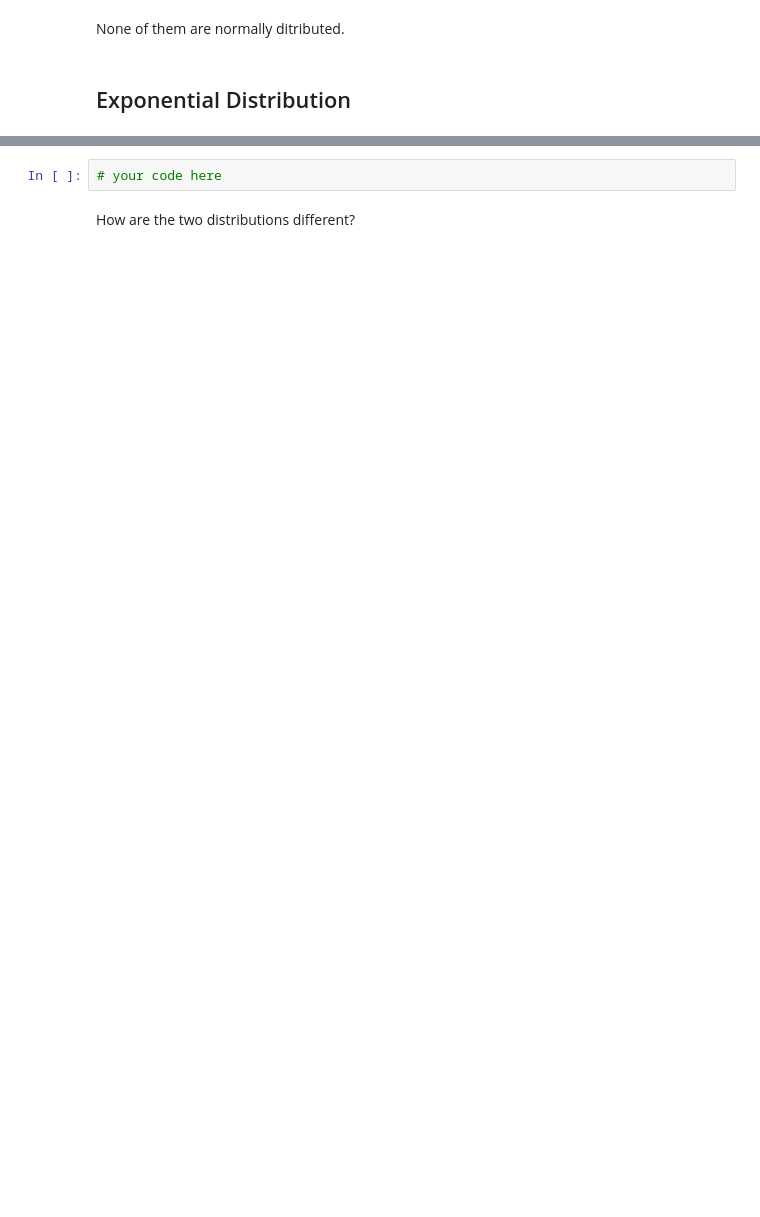
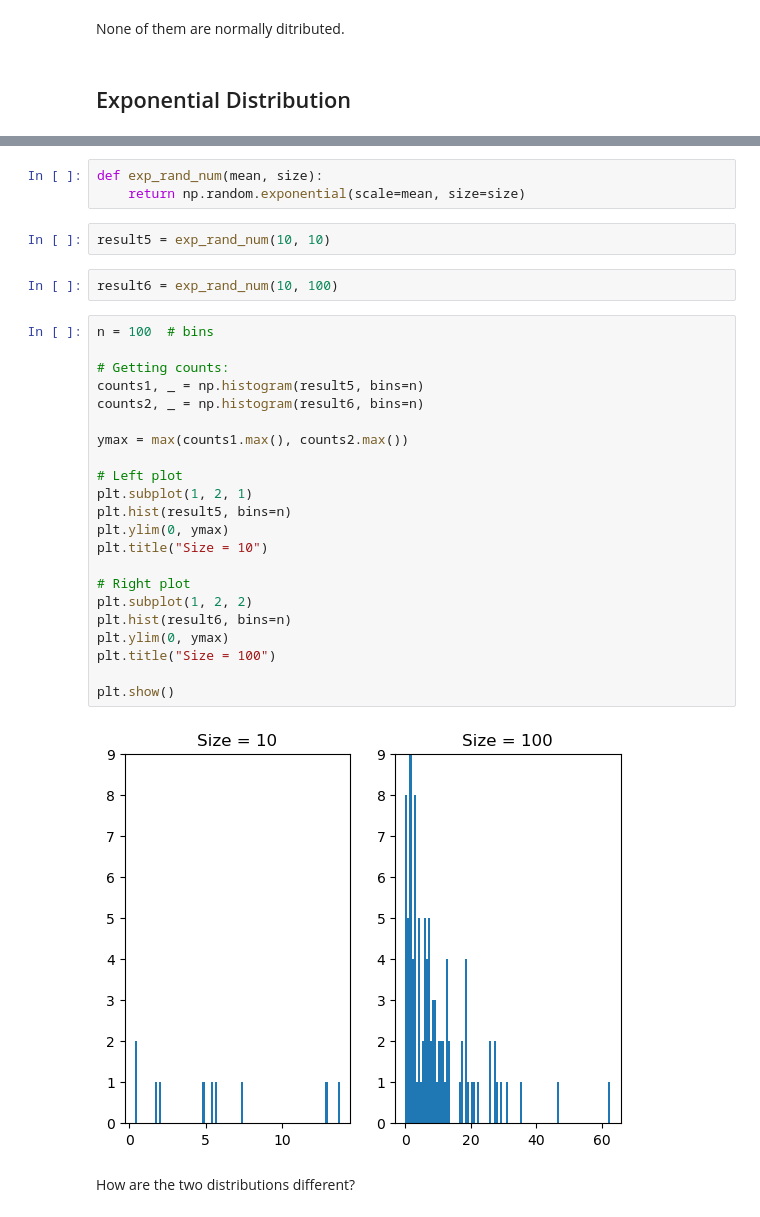
Before and after one commit to vitorferraz19/lab-continuous-probability-distributions-en, a Jupyter notebook: your-code/main.ipynb, the cells around one changed output, grey strips where cells are left out. Cells and saved outputs as stored; diff of their text form; blank space fills up the shorter version.

```diff
--- a/your-code/main.ipynb
+++ b/your-code/main.ipynb
@@ -354,7 +413,36 @@ None of them are normally ditributed.
 Your output should look like below:
 
 ![exponential distribution](ed.png)
-# %%
-# your code here
+# %%
+def exp_rand_num(mean, size):
+    return np.random.exponential(scale=mean, size=size)
+# %%
+result5 = exp_rand_num(10, 10)
+# %%
+result6 = exp_rand_num(10, 100)
+# %%
+n = 100  # bins
+
+# Getting counts:
+counts1, _ = np.histogram(result5, bins=n)
+counts2, _ = np.histogram(result6, bins=n)
+
+ymax = max(counts1.max(), counts2.max())
+
+# Left plot
+plt.subplot(1, 2, 1)
+plt.hist(result5, bins=n)
+plt.ylim(0, ymax)
+plt.title("Size = 10")
+
+# Right plot
+plt.subplot(1, 2, 2)
+plt.hist(result6, bins=n)
+plt.ylim(0, ymax)
+plt.title("Size = 100")
+
+plt.show()
+# %% [output]
+[figure, added]
 # %% [markdown]
 How are the two distributions different?
```
Also changed, not shown: parts of 24 cells of this notebook.
